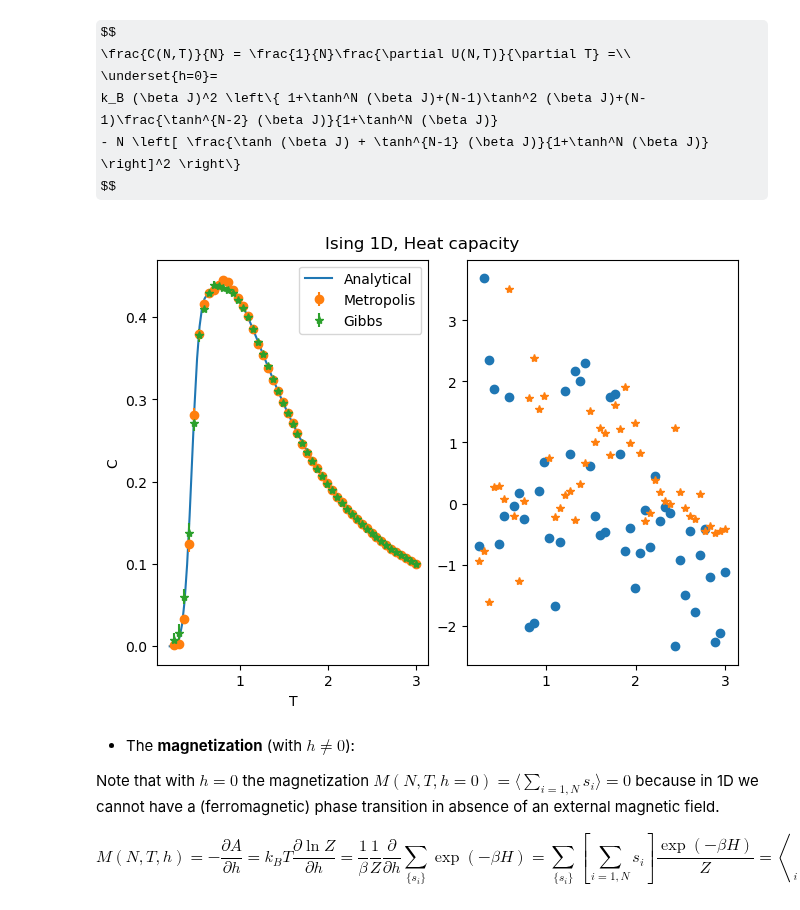
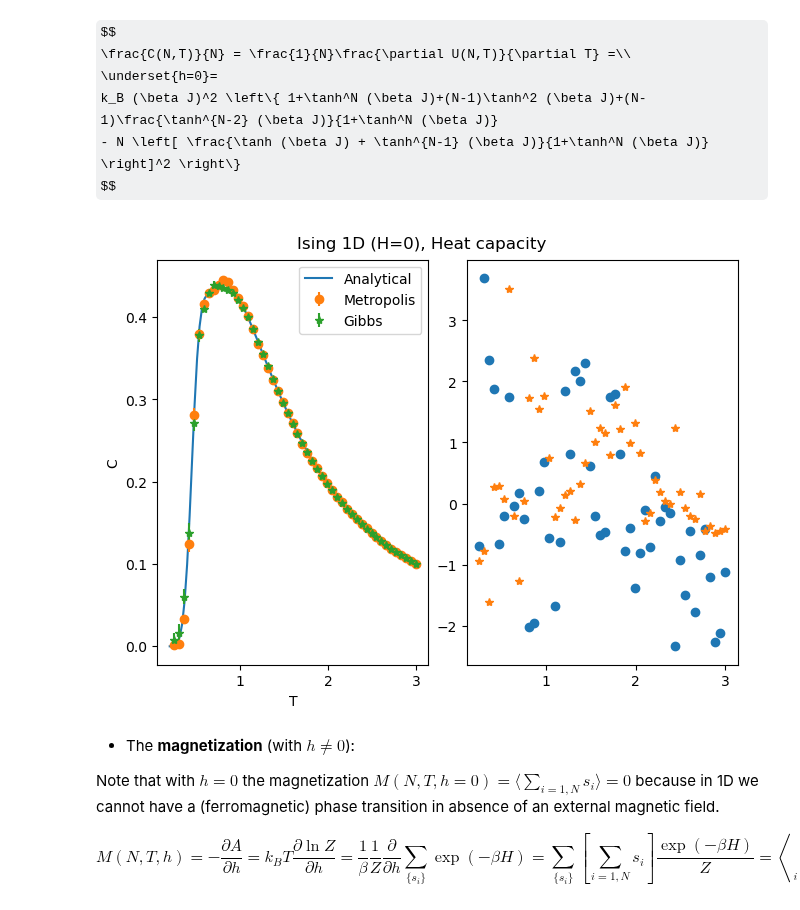
Before and after one commit to RandDouble/SimulazioneNumerica, a Jupyter notebook: LSN_Exercises_06.ipynb, the cells around one changed output. Drawn from its saved outputs; the diff is of its cells as text; code cells hidden in the pictures; some formulas as TeX source.

```diff
--- a/LSN_Exercises_06.ipynb
+++ b/LSN_Exercises_06.ipynb
@@ -252,7 +276,7 @@ def heat_capacity(T, Ns, J):
 
 fig, axs = plt.subplots(1, 2, layout="constrained")
 
-fig.suptitle("Ising 1D, Heat capacity")
+fig.suptitle("Ising 1D (H=0), Heat capacity")
 axs[0].plot(T, heat_capacity(T, Ns, J), label="Analytical")
 axs[0].errorbar(
     "TEMPERATURE",
@@ -272,34 +296,34 @@ axs[0].errorbar(
     linestyle="",
     marker="*",
 )
 
 axs[0].set_xlabel("T")
 axs[0].set_ylabel("C")
 axs[0].legend()
 
 # Bias
 cv_metro["CV_BIAS"] = (
     heat_capacity(cv_metro["TEMPERATURE"], Ns, J) - cv_metro["CV_AVE"]
 ) / cv_metro["ERROR"]
 cv_gibbs["CV_BIAS"] = (
     heat_capacity(cv_gibbs["TEMPERATURE"], Ns, J) - cv_gibbs["CV_AVE"]
 ) / cv_gibbs["ERROR"]
 
 axs[1].plot(
     "TEMPERATURE",
     "CV_BIAS",
     data=cv_metro,
     label="Metropolis",
     linestyle="",
     marker="o",
 )
 axs[1].plot(
     "TEMPERATURE", "CV_BIAS", data=cv_gibbs, label="Gibbs", linestyle="", marker="*"
 )
 
 plt.show()
 # %% [output]
-[figure, old version]
+[figure, new version]
 # %% [markdown]
 - The **magnetization** (with $h \not= 0$):
 
```
Also changed, not shown: parts of 11 cells of this notebook, 2 other files.
